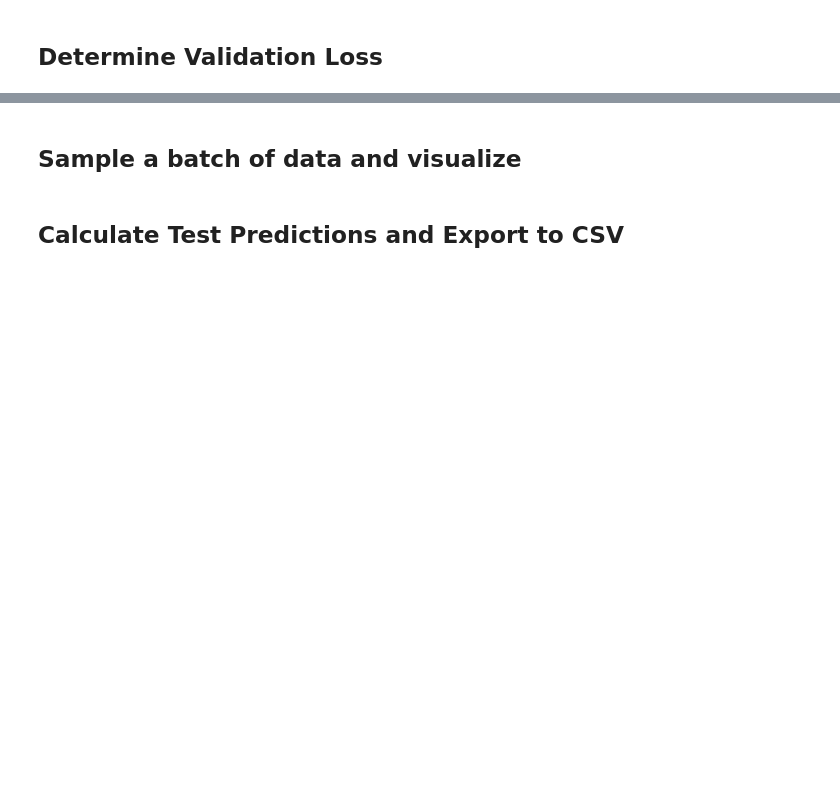
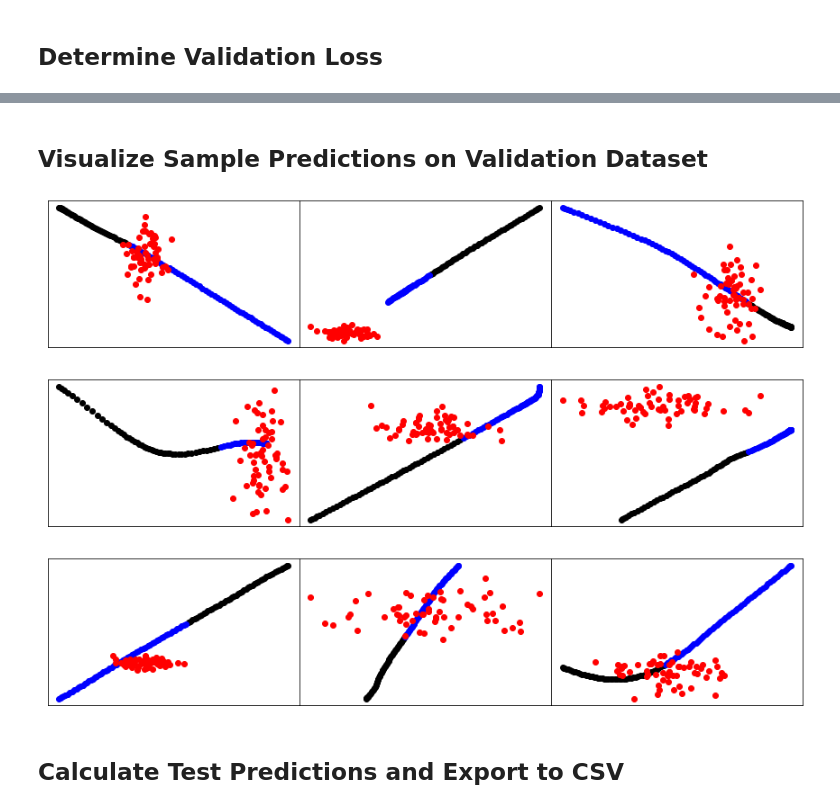
Before and after one commit to dylanellsworth/CSE151B_Competition, a Jupyter notebook: linear_model.ipynb, the cells around one changed output, grey strips where cells are left out. Cells and saved outputs as stored; diff of their text form; code cells hidden in the pictures; blank space fills up the shorter version.

```diff
--- a/linear_model.ipynb
+++ b/linear_model.ipynb
@@ -174,7 +249,7 @@ epoch 3 loss: 383638.74103367404
 # %% [markdown]
 ## Determine Validation Loss
 # %%
-val_dataset = ArgoverseDataset(city = city, split = 'val')
+val_dataset = ArgoverseDataset(city = 'all', split = 'val')
 val_loader = DataLoader(val_dataset,batch_size=batch_sz)
 
 val_loss = 0
@@ -186,4 +261,4 @@ for i_batch, sample_batch in enumerate(val_loader):
     loss = ((preds - out) ** 2).sum()
 
     val_loss += loss.item()
-print('loss: {}'.format(val_loss / len(val_dataset)))
+print('Validation Loss: {}'.format(val_loss / len(val_dataset)))
@@ -190,36 +267,52 @@ print('loss: {}'.format(val_loss / len(val_dataset)))
 # %% [markdown]
-## Sample a batch of data and visualize
+## Visualize Sample Predictions on Validation Dataset
 # %%
 import matplotlib.pyplot as plt
 import random
 
+num_samples = 3
+
+val_vis_dataset = ArgoverseDataset(city = 'all', split = 'val')
+val_vis_loader = DataLoader(val_dataset,batch_size=3)
 
 def show_sample_batch(sample_batch):
     """visualize the trajectory for a batch of samples"""
     inp, out = sample_batch
     batch_sz = inp.size(0)
+    inp = inp.to(device)
     agent_sz = inp.size(1)
 
     fig, axs = plt.subplots(1,batch_sz, figsize=(15, 3), facecolor='w', edgecolor='k')
     fig.subplots_adjust(hspace = .5, wspace=.001)
     axs = axs.ravel()
     for i in range(batch_sz):
         axs[i].xaxis.set_ticks([])
         axs[i].yaxis.set_ticks([])
+        inp = inp.to(device)
+        pred_traj = pred(inp)
+        pred_traj = pred_traj.cpu().detach().numpy()
+        inp = inp.cpu()
 
         # first two feature dimensions are (x,y) positions
-        axs[i].scatter(inp[i,:,0], inp[i,:,1])
-        axs[i].scatter(out[i,:,0], out[i,:,1])
+        axs[i].scatter(inp[i,:,0], inp[i,:,1], color='black')
+        axs[i].scatter(out[i,:,0], out[i,:,1], color='blue')
+        axs[i].scatter(pred_traj[i,:,0], pred_traj[i,:,1], color='red')
 
 
-for i_batch, sample_batch in enumerate(train_loader):
+for i_batch, sample_batch in enumerate(val_vis_loader):
     inp, out = sample_batch
-    print(inp.shape, out.shape)
+    # print(inp.shape, out.shape)
 
     """
     TODO:
       implement your Deep learning model
       implement training routine
     """
     show_sample_batch(sample_batch)
-    break
+
+    if (i_batch == (num_samples-1)):
+      break
+# %% [output]
+[figure, added]
+[figure, added]
+[figure, added]
```
Also changed, not shown: parts of 18 cells of this notebook.
